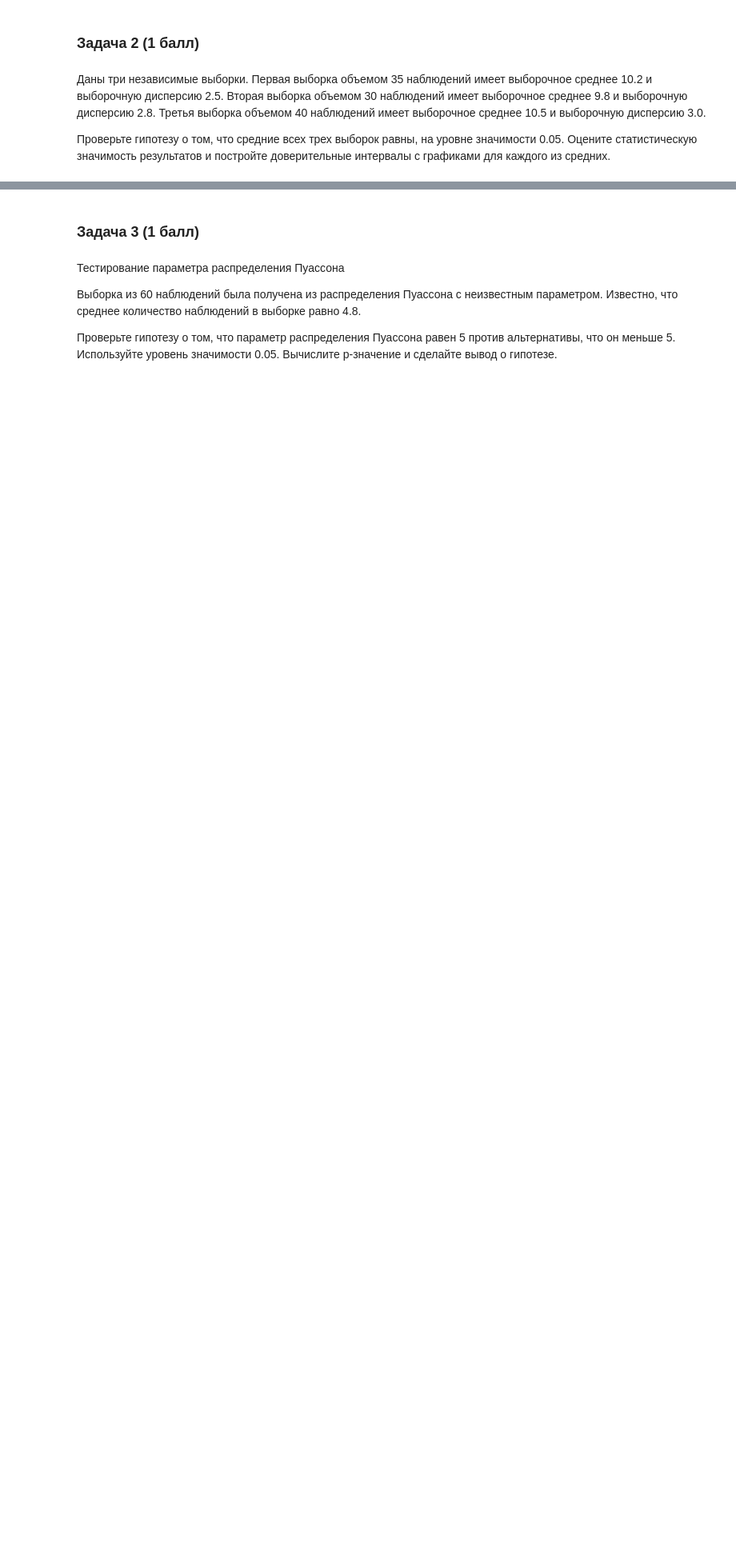
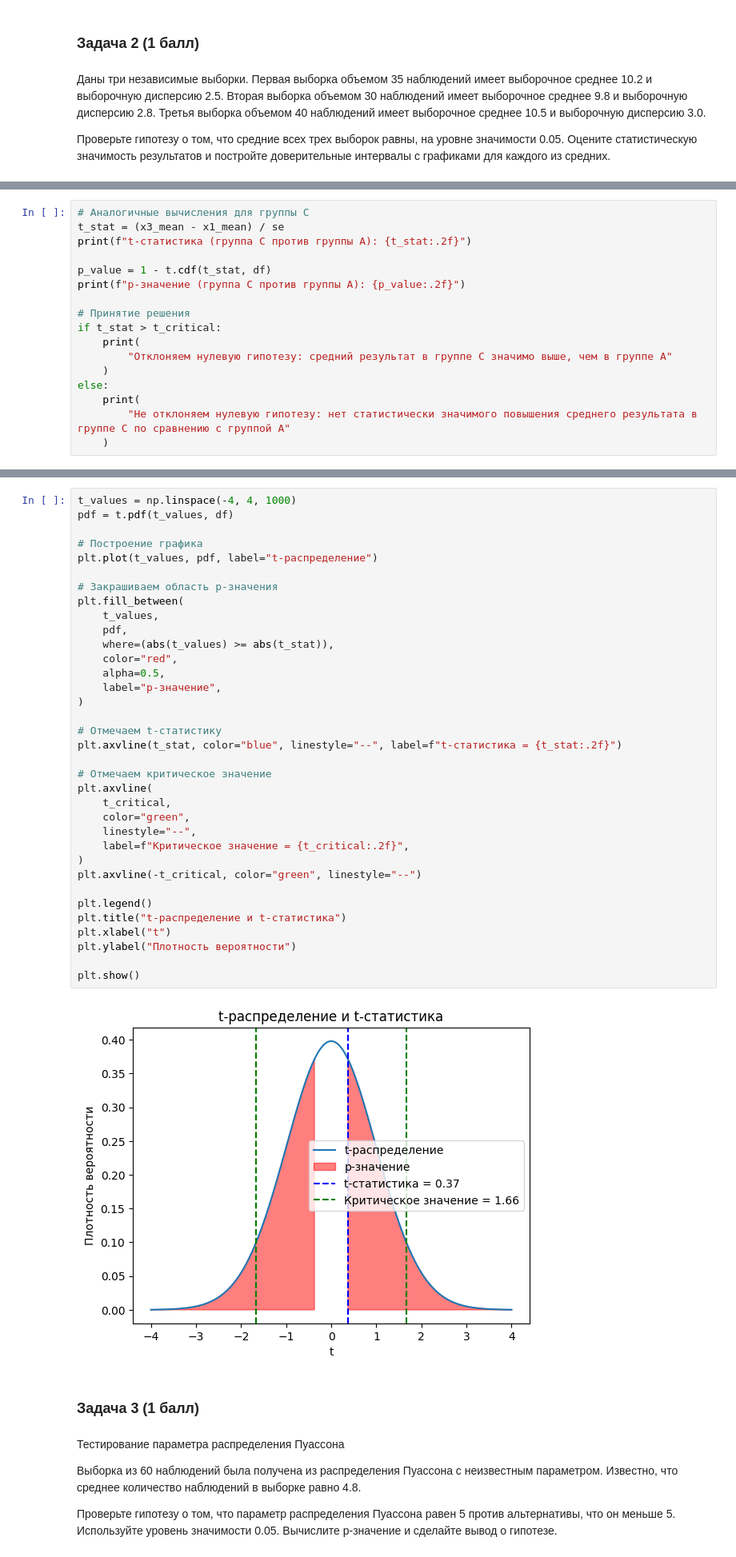
Before and after one commit to hilkovich/itmo_math_stat, a Jupyter notebook: homework_3/HW_3.ipynb, the cells around one changed output, grey strips where cells are left out. Shown at 80% size. Cells and saved outputs as stored; diff of their text form; blank space fills up the shorter version.

```diff
--- a/homework_3/HW_3.ipynb
+++ b/homework_3/HW_3.ipynb
@@ -70,0 +190,17 @@ p-значение: 0.001
+# %%
+# Аналогичные вычисления для группы C
+t_stat = (x3_mean - x1_mean) / se
+print(f"t-статистика (группа C против группы A): {t_stat:.2f}")
+
+p_value = 1 - t.cdf(t_stat, df)
+print(f"p-значение (группа C против группы A): {p_value:.2f}")
+
+# Принятие решения
+if t_stat > t_critical:
+    print(
+        "Отклоняем нулевую гипотезу: средний результат в группе C значимо выше, чем в группе A"
+    )
+else:
+    print(
+        "Не отклоняем нулевую гипотезу: нет статистически значимого повышения среднего результата в группе C по сравнению с группой A"
+    )
@@ -71,3 +211,40 @@ p-значение: 0.001
+# %%
+t_values = np.linspace(-4, 4, 1000)
+pdf = t.pdf(t_values, df)
+
+# Построение графика
+plt.plot(t_values, pdf, label="t-распределение")
+
+# Закрашиваем область p-значения
+plt.fill_between(
+    t_values,
+    pdf,
+    where=(abs(t_values) >= abs(t_stat)),
+    color="red",
+    alpha=0.5,
+    label="p-значение",
+)
+
+# Отмечаем t-статистику
+plt.axvline(t_stat, color="blue", linestyle="--", label=f"t-статистика = {t_stat:.2f}")
+
+# Отмечаем критическое значение
+plt.axvline(
+    t_critical,
+    color="green",
+    linestyle="--",
+    label=f"Критическое значение = {t_critical:.2f}",
+)
+plt.axvline(-t_critical, color="green", linestyle="--")
+
+plt.legend()
+plt.title("t-распределение и t-статистика")
+plt.xlabel("t")
+plt.ylabel("Плотность вероятности")
+
+plt.show()
+# %% [output]
+[figure, added]
 # %% [markdown]
 ### Задача 3 (1 балл)
 # %% [markdown]
```
Also changed, not shown: parts of 35 cells of this notebook.
